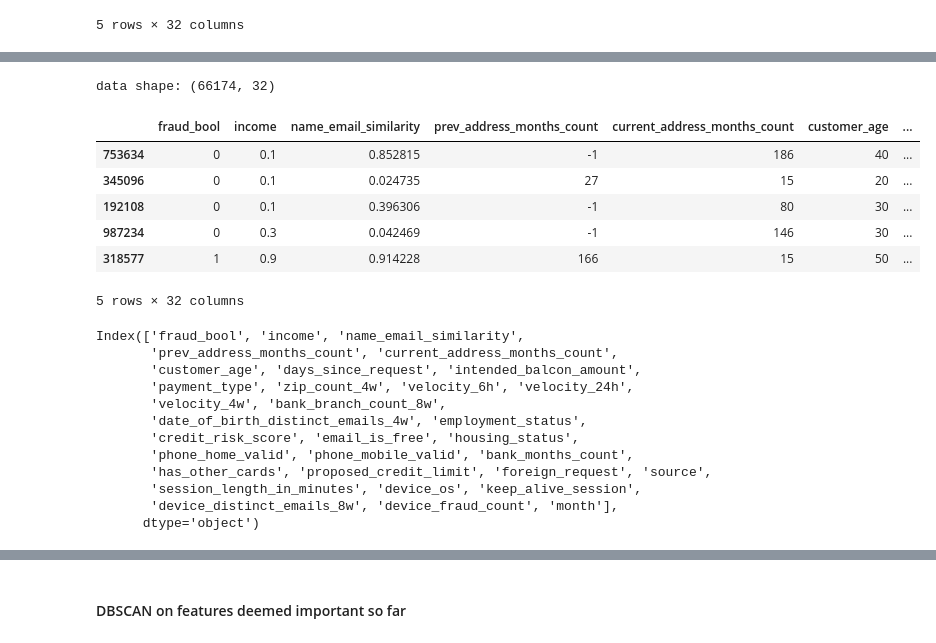
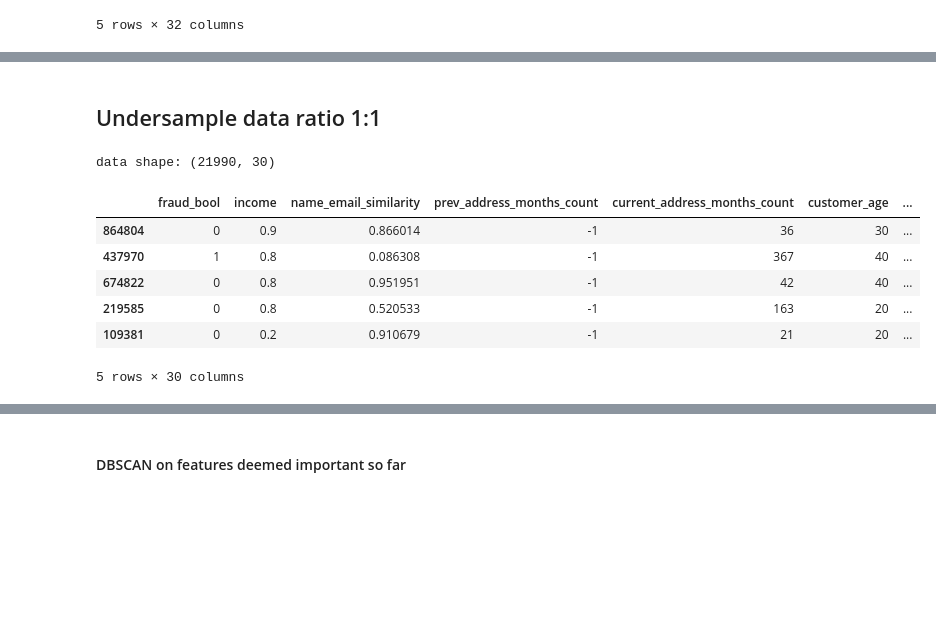
Before and after one commit to kclzl-nus/Detect-Fraudulent-Bank-Accounts, a Jupyter notebook: notebooks/1.0-kclzl_1_5_undersampling_analysis.ipynb, the cells around one changed output, grey strips where cells are left out. Drawn from its saved outputs; the diff is of its cells as text; code cells hidden in the pictures; blank space fills up the shorter version.

Commit message:
updated undersampling_analysis and added notebook on hypothesis testing for device activity.

```diff
--- a/notebooks/1.0-kclzl_1_5_undersampling_analysis.ipynb
+++ b/notebooks/1.0-kclzl_1_5_undersampling_analysis.ipynb
@@ -34 +35,8 @@ data shape: (1000000, 32)
+# %%
+# missing values
+# change all negative values to -1 for intended_balcon_amount
+data['intended_balcon_amount'] = data['intended_balcon_amount'].apply(lambda x: -1 if x < 0 else x)
+
+# for rows with values < 0 in 'current_address_months_count', 'session_length_in_minutes', 'device_distinct_emails_8w', drop them
+data = data[(data['current_address_months_count'] >= 0) & (data['session_length_in_minutes'] >= 0) & (data['device_distinct_emails_8w'] >= 0)]
 # %%
@@ -75,38 +71,23 @@ Index(['fraud_bool', 'income', 'name_email_similarity',
+# %% [markdown]
+## Undersample data ratio 1:1
 # %%
-# undersample data 1:5
+# undersample data 1:1
 data_fraud = data[data['fraud_bool'] == 1]
-data_non_fraud = data[data['fraud_bool'] == 0].sample(n=len(data_fraud)*5, random_state=42)
+data_non_fraud = data[data['fraud_bool'] == 0].sample(n=len(data_fraud), random_state=42)
 
-# combine data
+# combine data & shuffle
 data = pd.concat([data_fraud, data_non_fraud])
-
-# shuffle data
 data = data.sample(frac=1, random_state=42)
 
 # check data
 print(f'data shape: {data.shape}')
 data.head()
 # %% [output]
-data shape: (66174, 32)
+data shape: (21990, 30)
 |  | fraud_bool | income | name_email_similarity | prev_address_months_count | current_address_months_count | customer_age | ... |
-| 753634 | 0 | 0.1 | 0.852815 | -1 | 186 | 40 | ... |
-| 345096 | 0 | 0.1 | 0.024735 | 27 | 15 | 20 | ... |
-| 192108 | 0 | 0.1 | 0.396306 | -1 | 80 | 30 | ... |
-| 987234 | 0 | 0.3 | 0.042469 | -1 | 146 | 30 | ... |
-| 318577 | 1 | 0.9 | 0.914228 | 166 | 15 | 50 | ... |
+| 864804 | 0 | 0.9 | 0.866014 | -1 | 36 | 30 | ... |
+| 437970 | 1 | 0.8 | 0.086308 | -1 | 367 | 40 | ... |
+| 674822 | 0 | 0.8 | 0.951951 | -1 | 42 | 40 | ... |
+| 219585 | 0 | 0.8 | 0.520533 | -1 | 163 | 20 | ... |
+| 109381 | 0 | 0.2 | 0.910679 | -1 | 21 | 20 | ... |
-5 rows × 32 columns
+5 rows × 30 columns
-# %%
-data.columns
-# %% [output]
-Index(['fraud_bool', 'income', 'name_email_similarity',
-       'prev_address_months_count', 'current_address_months_count',
-       'customer_age', 'days_since_request', 'intended_balcon_amount',
-       'payment_type', 'zip_count_4w', 'velocity_6h', 'velocity_24h',
-       'velocity_4w', 'bank_branch_count_8w',
-       'date_of_birth_distinct_emails_4w', 'employment_status',
-       'credit_risk_score', 'email_is_free', 'housing_status',
-       'phone_home_valid', 'phone_mobile_valid', 'bank_months_count',
-       'has_other_cards', 'proposed_credit_limit', 'foreign_request', 'source',
-       'session_length_in_minutes', 'device_os', 'keep_alive_session',
-       'device_distinct_emails_8w', 'device_fraud_count', 'month'],
-      dtype='object')
```
Also changed, not shown: parts of 39 cells of this notebook, 1 other file.
